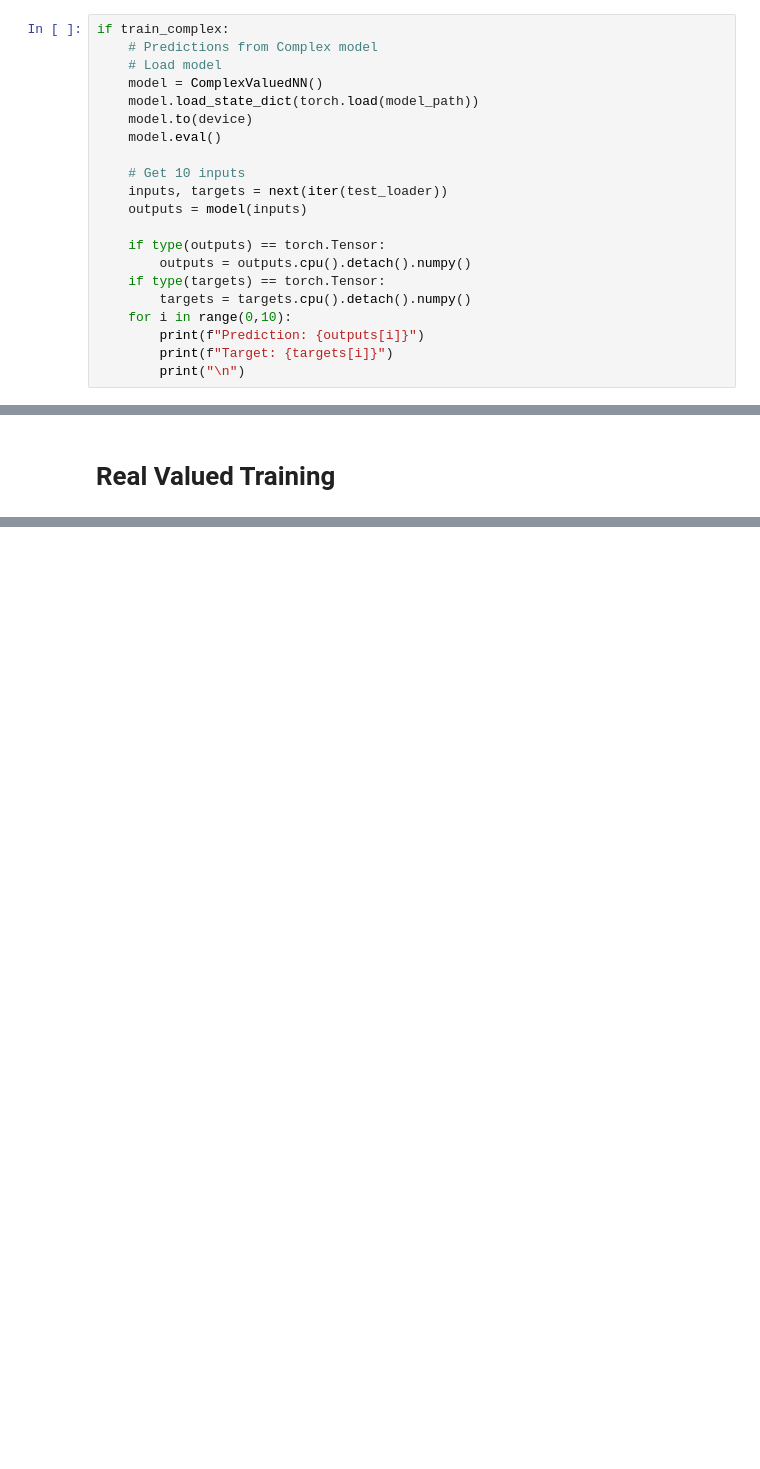
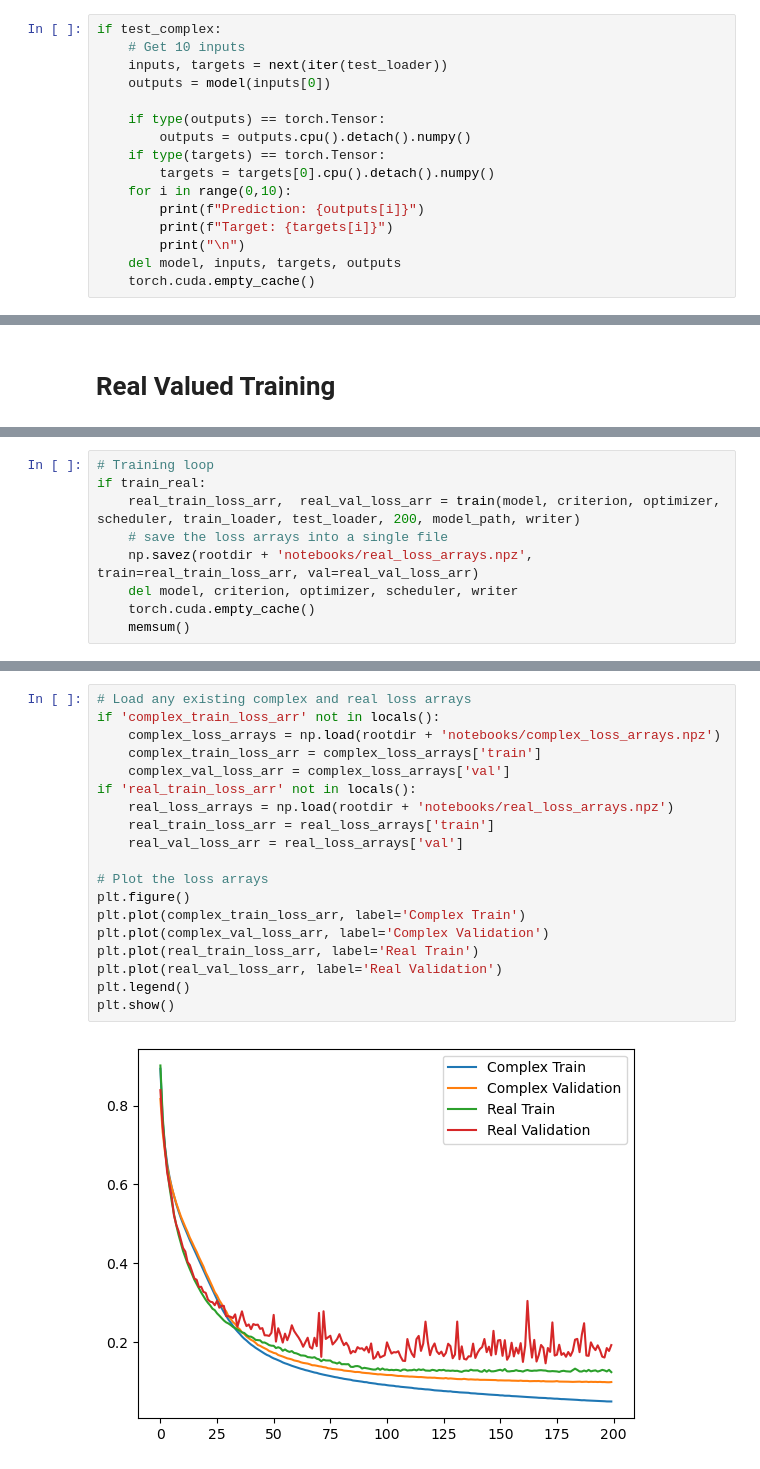
Before and after one commit to xangma/antiglitch, a Jupyter notebook: notebooks/cvnn_playground.ipynb, the cells around one changed output, grey strips where cells are left out. Cells and saved outputs as stored; diff of their text form; blank space fills up the shorter version.

```diff
--- a/notebooks/cvnn_playground.ipynb
+++ b/notebooks/cvnn_playground.ipynb
@@ -584,22 +314,17 @@ Epoch [100/100], Training Loss: 0.0479, Validation Loss: 0.0793
 # %%
-if train_complex:
-    # Predictions from Complex model
-    # Load model
-    model = ComplexValuedNN()
-    model.load_state_dict(torch.load(model_path))
-    model.to(device)
-    model.eval()
-
+if test_complex:
     # Get 10 inputs
     inputs, targets = next(iter(test_loader))
-    outputs = model(inputs)
+    outputs = model(inputs[0])
 
     if type(outputs) == torch.Tensor:
         outputs = outputs.cpu().detach().numpy()
     if type(targets) == torch.Tensor:
-        targets = targets.cpu().detach().numpy()
+        targets = targets[0].cpu().detach().numpy()
     for i in range(0,10):
         print(f"Prediction: {outputs[i]}")
         print(f"Target: {targets[i]}")
         print("\n")
+    del model, inputs, targets, outputs
+    torch.cuda.empty_cache()
 # %% [output]
@@ -624,0 +386,9 @@ Target: [-0.5566556 -0.4382659]
+# %%
+# Training loop
+if train_real:
+    real_train_loss_arr,  real_val_loss_arr = train(model, criterion, optimizer, scheduler, train_loader, test_loader, 200, model_path, writer)
+    # save the loss arrays into a single file
+    np.savez(rootdir + 'notebooks/real_loss_arrays.npz', train=real_train_loss_arr, val=real_val_loss_arr)
+    del model, criterion, optimizer, scheduler, writer
+    torch.cuda.empty_cache()
+    memsum()
@@ -624,0 +457,21 @@ Target: [-0.5566556 -0.4382659]
+# %%
+# Load any existing complex and real loss arrays
+if 'complex_train_loss_arr' not in locals():
+    complex_loss_arrays = np.load(rootdir + 'notebooks/complex_loss_arrays.npz')
+    complex_train_loss_arr = complex_loss_arrays['train']
+    complex_val_loss_arr = complex_loss_arrays['val']
+if 'real_train_loss_arr' not in locals():
+    real_loss_arrays = np.load(rootdir + 'notebooks/real_loss_arrays.npz')
+    real_train_loss_arr = real_loss_arrays['train']
+    real_val_loss_arr = real_loss_arrays['val']
+
+# Plot the loss arrays
+plt.figure()
+plt.plot(complex_train_loss_arr, label='Complex Train')
+plt.plot(complex_val_loss_arr, label='Complex Validation')
+plt.plot(real_train_loss_arr, label='Real Train')
+plt.plot(real_val_loss_arr, label='Real Validation')
+plt.legend()
+plt.show()
+# %% [output]
+[figure, added]
```
Also changed, not shown: parts of 48 cells of this notebook, 3 other files.
